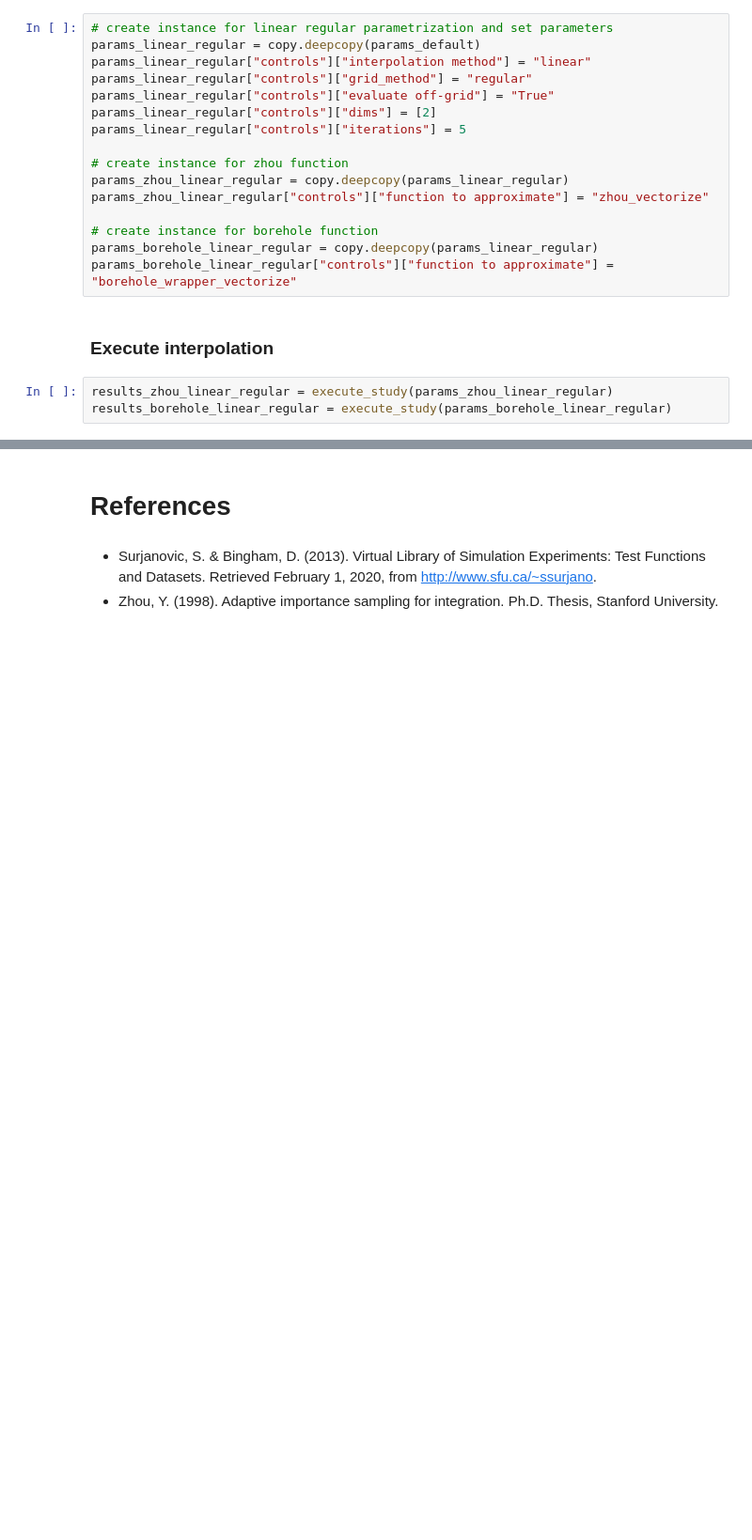
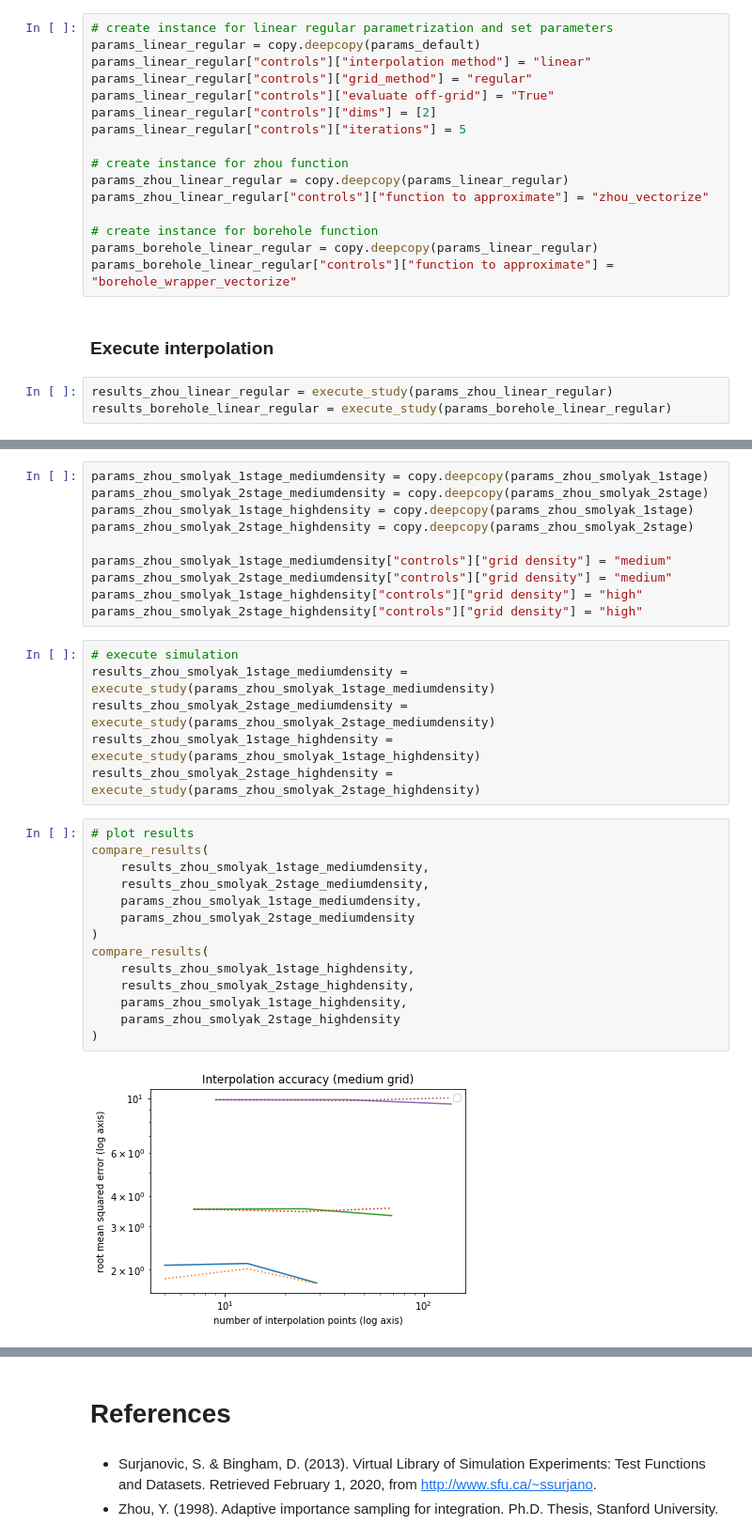
Before and after one commit to simonjheiler/function_approximation, a Jupyter notebook: student_project.ipynb, the cells around one changed output, grey strips where cells are left out. Shown: that part at 94% size. Drawn from its saved outputs; the diff is of its cells as text; blank space fills up the shorter version.

```diff
--- a/student_project.ipynb
+++ b/student_project.ipynb
@@ -219,0 +285,32 @@ plot_results(results_borehole_linear_regular, params_borehole_linear_regular)
+# %%
+params_zhou_smolyak_1stage_mediumdensity = copy.deepcopy(params_zhou_smolyak_1stage)
+params_zhou_smolyak_2stage_mediumdensity = copy.deepcopy(params_zhou_smolyak_2stage)
+params_zhou_smolyak_1stage_highdensity = copy.deepcopy(params_zhou_smolyak_1stage)
+params_zhou_smolyak_2stage_highdensity = copy.deepcopy(params_zhou_smolyak_2stage)
+
+params_zhou_smolyak_1stage_mediumdensity["controls"]["grid density"] = "medium"
+params_zhou_smolyak_2stage_mediumdensity["controls"]["grid density"] = "medium"
+params_zhou_smolyak_1stage_highdensity["controls"]["grid density"] = "high"
+params_zhou_smolyak_2stage_highdensity["controls"]["grid density"] = "high"
+# %%
+# execute simulation
+results_zhou_smolyak_1stage_mediumdensity = execute_study(params_zhou_smolyak_1stage_mediumdensity)
+results_zhou_smolyak_2stage_mediumdensity = execute_study(params_zhou_smolyak_2stage_mediumdensity)
+results_zhou_smolyak_1stage_highdensity = execute_study(params_zhou_smolyak_1stage_highdensity)
+results_zhou_smolyak_2stage_highdensity = execute_study(params_zhou_smolyak_2stage_highdensity)
+# %%
+# plot results
+compare_results(
+    results_zhou_smolyak_1stage_mediumdensity,
+    results_zhou_smolyak_2stage_mediumdensity,
+    params_zhou_smolyak_1stage_mediumdensity,
+    params_zhou_smolyak_2stage_mediumdensity
+)
+compare_results(
+    results_zhou_smolyak_1stage_highdensity,
+    results_zhou_smolyak_2stage_highdensity,
+    params_zhou_smolyak_1stage_highdensity,
+    params_zhou_smolyak_2stage_highdensity
+)
+# %% [output]
+[figure, added]
```
Also changed, not shown: parts of 31 cells of this notebook, 2 other files.
